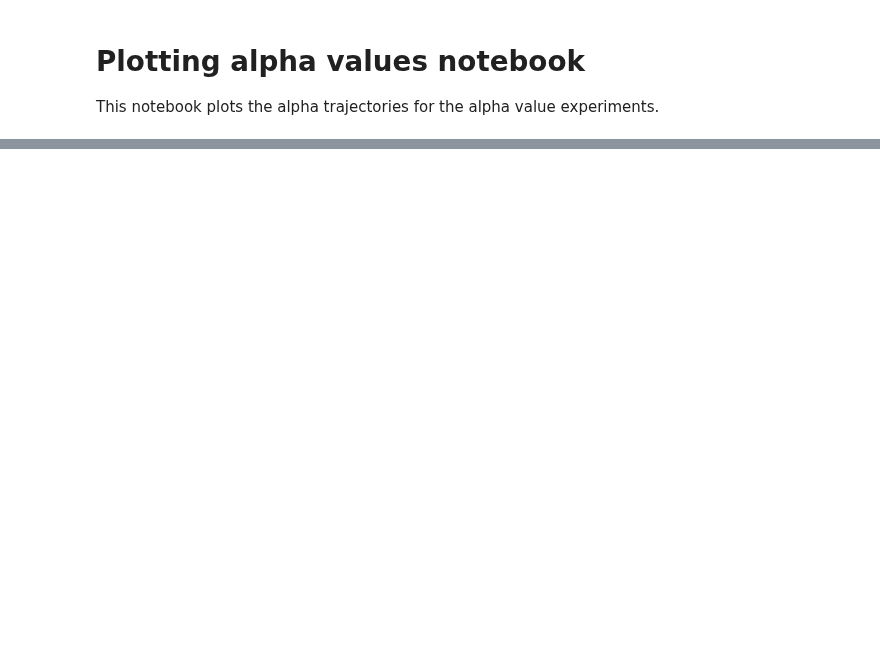
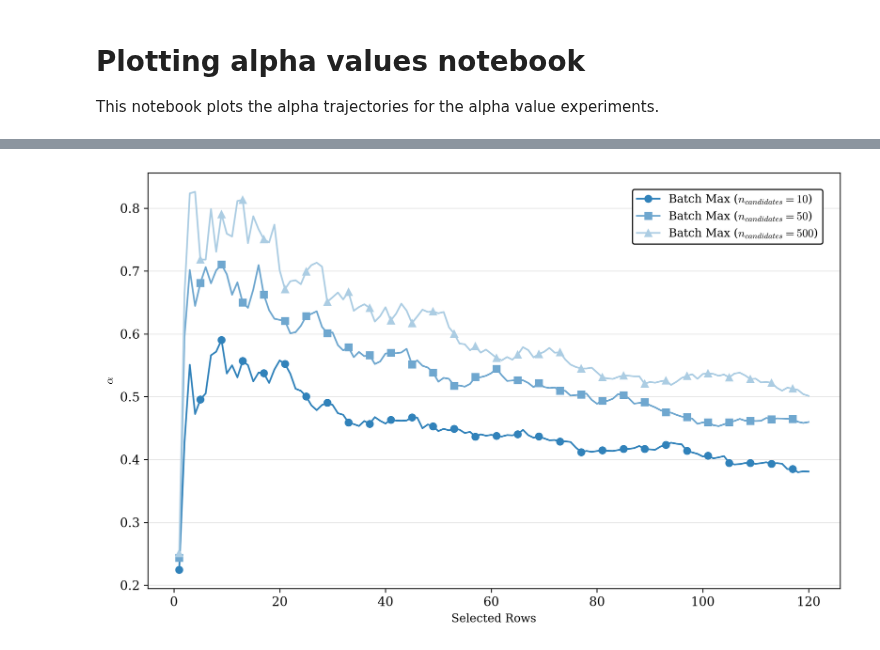
Before and after one commit to lcstovall/adaptive-low-rank, a Jupyter notebook: notebooks/plotting_alphas.ipynb, the cells around one changed output, grey strips where cells are left out. Drawn from its saved outputs; the diff is of its cells as text; code cells hidden in the pictures; blank space fills up the shorter version.

Commit message:
improved plotting formatting

```diff
--- a/notebooks/plotting_alphas.ipynb
+++ b/notebooks/plotting_alphas.ipynb
@@ -31,6 +35,8 @@ plot_alphas(results, repo_root / "figures", experiment_name)
 # %%
-aresults, experiment_name = load_results(repo_root / "results" / "coil20")
+results, experiment_name = load_results(repo_root / "results" / "coil20")
 plot_alphas(results, repo_root / "figures", experiment_name)
+# %% [output]
+[figure, added]
 # %%
 results, experiment_name = load_results(repo_root / "results" / "cfar10T")
 plot_alphas(results, repo_root / "figures", experiment_name)
```
Also changed, not shown: parts of 5 cells of this notebook, 15 other files.
